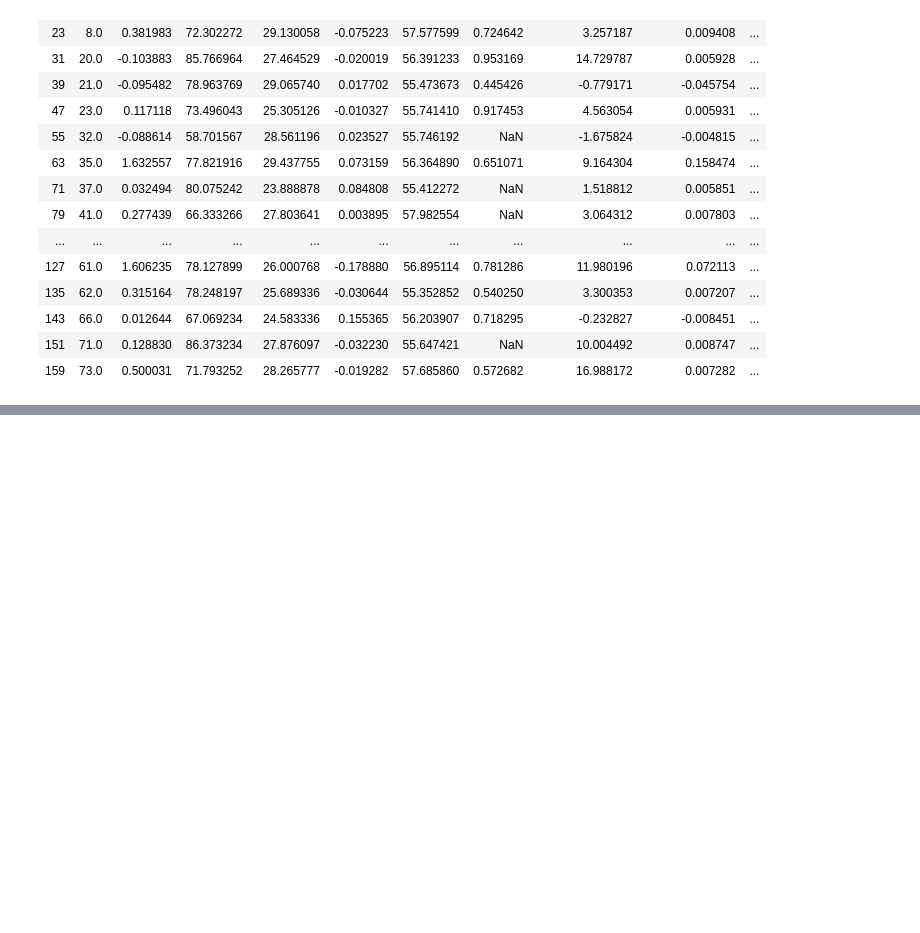
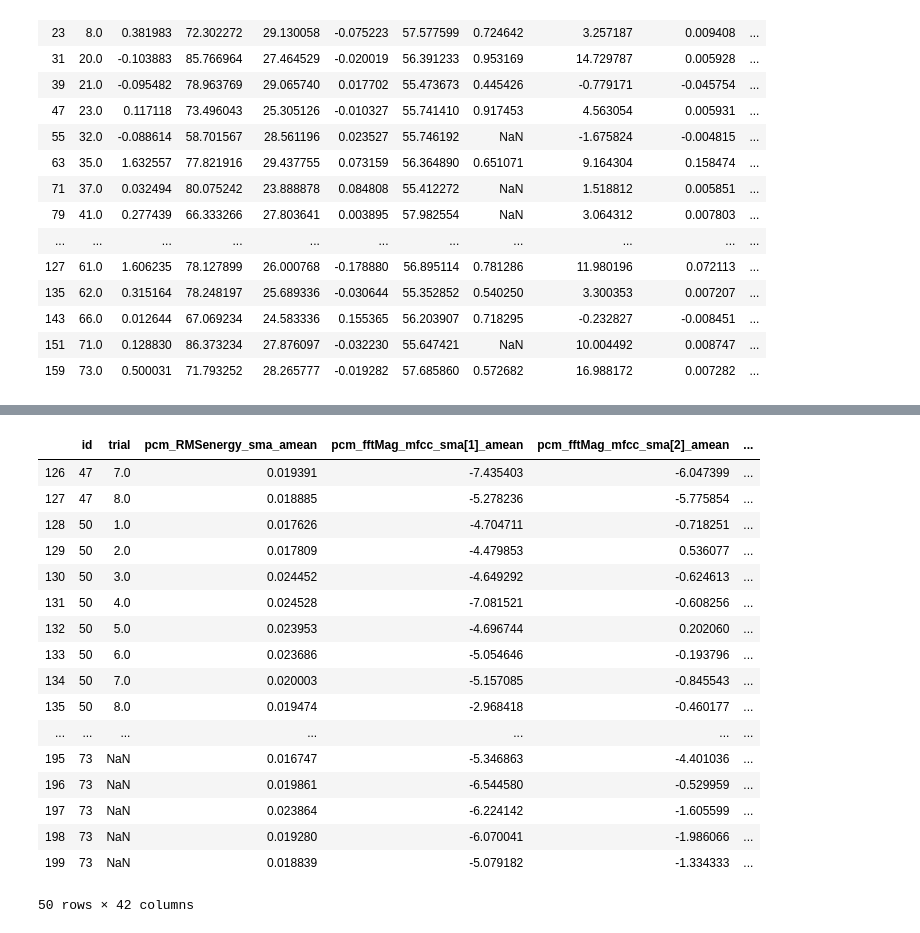
Before and after one commit to mx60s/HUBBS-Lab, a Jupyter notebook: LinReg for BFNE.ipynb, the cells around one changed output, grey strips where cells are left out. Cells and saved outputs as stored; diff of their text form; code cells hidden in the pictures; blank space fills up the shorter version.

```diff
--- a/LinReg for BFNE.ipynb
+++ b/LinReg for BFNE.ipynb
@@ -70,8 +70,8 @@ for i in range(e4_data_results.shape[0]):
             else:
                 slopes.iloc[i, j - 1] = 0
 
-indexNames = slopes[ slopes['id'] == 0 ].index
-slopes.drop(indexNames, inplace=True)
+index_names = slopes[ slopes['id'] == 0 ].index
+slopes.drop(index_names, inplace=True)
 
 slopes.replace(0, np.NaN, inplace=True)
 slopes
@@ -283,0 +521,66 @@ plt.show()
+# %%
+# get significant values from correlations
+#try combinations like acoustics, etc and then all together
+from copy import deepcopy
+
+"""
+import statsmodels.api as sm
+
+mod = sm.OLS(Y,X)
+fii = mod.fit()
+p_values = fii.summary2().tables[1]['P>|t|']
+"""
+
+DATA_PATH = "/Users/mvonebers/HUBBS-Lab/data/"
+audio_data = pd.read_excel(DATA_PATH + "audio_TEST.xlsx")
+
+audio_data.insert(0, "person", [0] * audio_data.shape[0])
+audio_data.insert(1, "trial", [0] * audio_data.shape[0])
+
+for i, row in audio_data.iterrows():
+    audio_data.at[i, "person"] = int(audio_data.at[i, "id"][7:])
+    audio_data.at[i, "trial"] = int(audio_data.at[i, "id"][5])
+
+audio_data = audio_data.drop(columns=['id'])
+audio_data = audio_data.rename(columns={"person": "id"})
+#audio_data.head(20)
+audio_data = audio_data[audio_data.id != 16]
+audio_data = audio_data[audio_data.id != 38]
+audio_data = audio_data[audio_data.id != 46]
+audio_data = audio_data[audio_data.id != 53]
+audio_data = audio_data[audio_data.id != 58]
+audio_data = audio_data[audio_data.id != 65]
+e4_data_results = e4_data_results[e4_data_results.id != 66]
+
+for col in e4_data_results.columns[1:]:
+    audio_data[col] = e4_data_results[col]
+
+combined = deepcopy(audio_data)
+combined = combined[combined.id != 66]
+
+combined.tail(50)
+#combined = pd.merge(audio_data, e4_data_results, on='id')
+#combined.head(30)
+#combined = combined.drop(columns=['trial_y'])
+#combined = combined.rename(columns={"trial_x": "trial"})
+
+#combined.head(20)
+# %% [output]
+|  | id | trial | pcm_RMSenergy_sma_amean | pcm_fftMag_mfcc_sma[1]_amean | pcm_fftMag_mfcc_sma[2]_amean | ... |
+| 126 | 47 | 7.0 | 0.019391 | -7.435403 | -6.047399 | ... |
+| 127 | 47 | 8.0 | 0.018885 | -5.278236 | -5.775854 | ... |
+| 128 | 50 | 1.0 | 0.017626 | -4.704711 | -0.718251 | ... |
+| 129 | 50 | 2.0 | 0.017809 | -4.479853 | 0.536077 | ... |
+| 130 | 50 | 3.0 | 0.024452 | -4.649292 | -0.624613 | ... |
+| 131 | 50 | 4.0 | 0.024528 | -7.081521 | -0.608256 | ... |
+| 132 | 50 | 5.0 | 0.023953 | -4.696744 | 0.202060 | ... |
+| 133 | 50 | 6.0 | 0.023686 | -5.054646 | -0.193796 | ... |
+| 134 | 50 | 7.0 | 0.020003 | -5.157085 | -0.845543 | ... |
+| 135 | 50 | 8.0 | 0.019474 | -2.968418 | -0.460177 | ... |
+| ... | ... | ... | ... | ... | ... | ... |
+| 195 | 73 | NaN | 0.016747 | -5.346863 | -4.401036 | ... |
+| 196 | 73 | NaN | 0.019861 | -6.544580 | -0.529959 | ... |
+| 197 | 73 | NaN | 0.023864 | -6.224142 | -1.605599 | ... |
+| 198 | 73 | NaN | 0.019280 | -6.070041 | -1.986066 | ... |
+| 199 | 73 | NaN | 0.018839 | -5.079182 | -1.334333 | ... |
+50 rows × 42 columns
```
Also changed, not shown: parts of 11 cells of this notebook.
